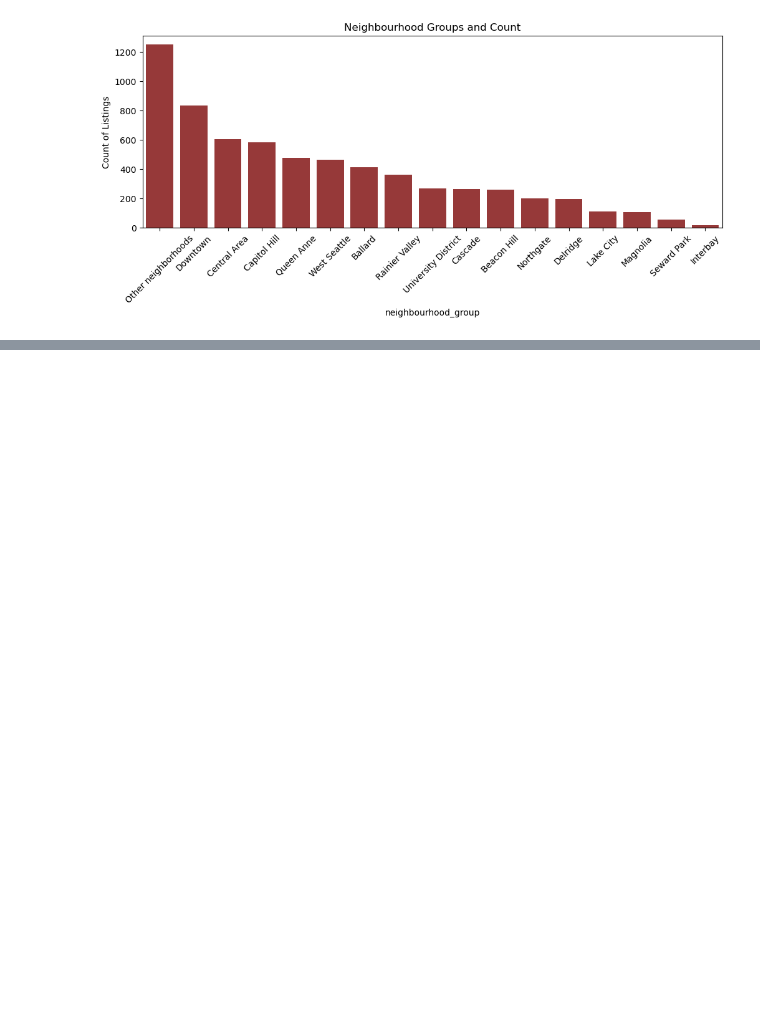
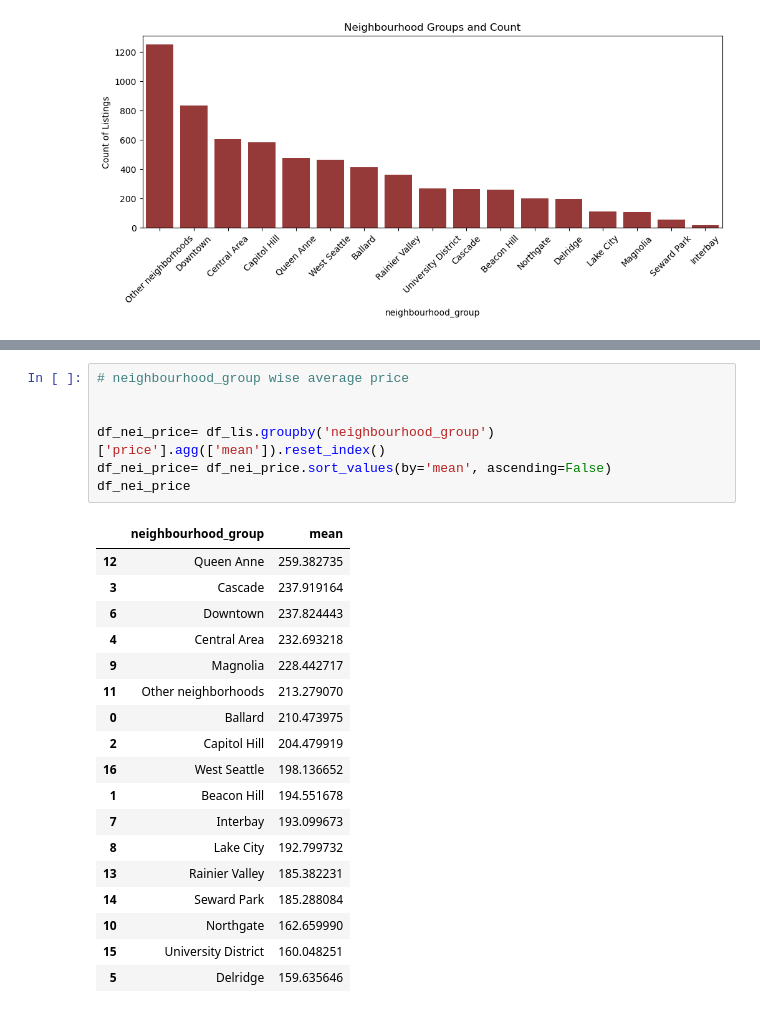
Before and after one commit to sagarbarge/Seattle-Airbnb-Open-Data-, a Jupyter notebook: Seattle Airbnb Open Data - SQL Project.ipynb, the cells around one changed output, grey strips where cells are left out. Saved outputs shown, nothing was run; the diff lists cells and outputs as text; blank space fills up the shorter version.

```diff
--- a/Seattle Airbnb Open Data - SQL Project.ipynb
+++ b/Seattle Airbnb Open Data - SQL Project.ipynb
@@ -242,0 +311,26 @@ plt.show()
+# %%
+# neighbourhood_group wise average price
+
+
+df_nei_price= df_lis.groupby('neighbourhood_group')['price'].agg(['mean']).reset_index()
+df_nei_price= df_nei_price.sort_values(by='mean', ascending=False)
+df_nei_price
+# %% [output]
+|  | neighbourhood_group | mean |
+| 12 | Queen Anne | 259.382735 |
+| 3 | Cascade | 237.919164 |
+| 6 | Downtown | 237.824443 |
+| 4 | Central Area | 232.693218 |
+| 9 | Magnolia | 228.442717 |
+| 11 | Other neighborhoods | 213.279070 |
+| 0 | Ballard | 210.473975 |
+| 2 | Capitol Hill | 204.479919 |
+| 16 | West Seattle | 198.136652 |
+| 1 | Beacon Hill | 194.551678 |
+| 7 | Interbay | 193.099673 |
+| 8 | Lake City | 192.799732 |
+| 13 | Rainier Valley | 185.382231 |
+| 14 | Seward Park | 185.288084 |
+| 10 | Northgate | 162.659990 |
+| 15 | University District | 160.048251 |
+| 5 | Delridge | 159.635646 |
```
Also changed, not shown: parts of 24 cells of this notebook.
